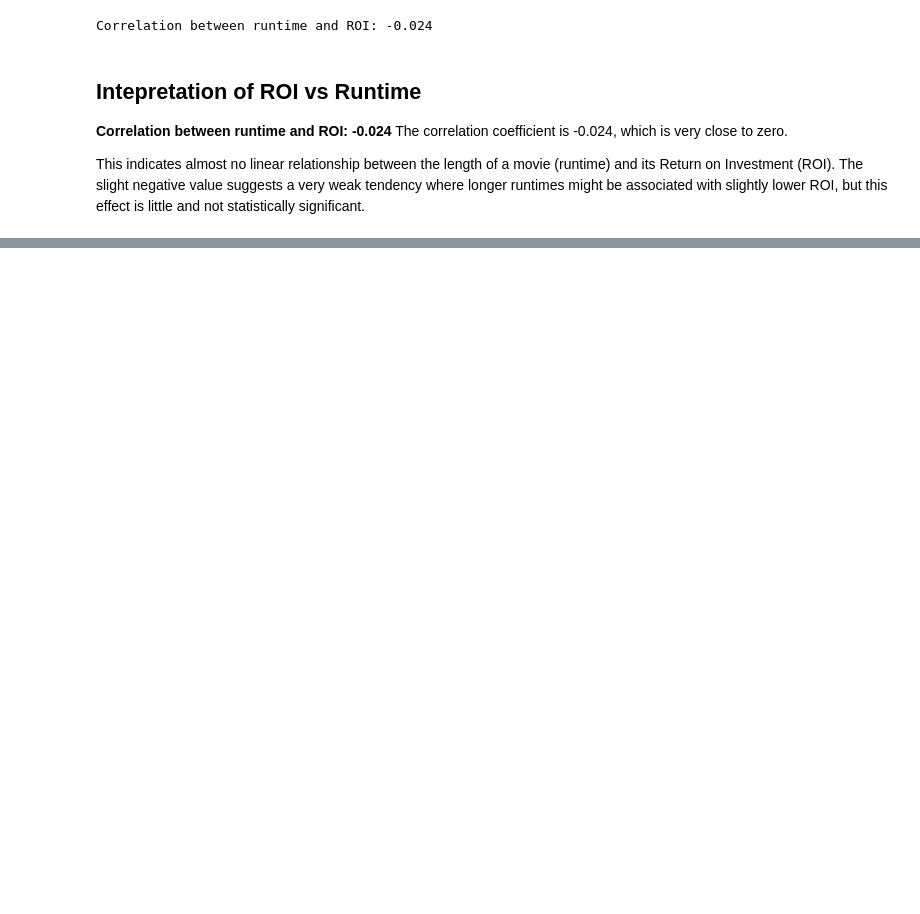
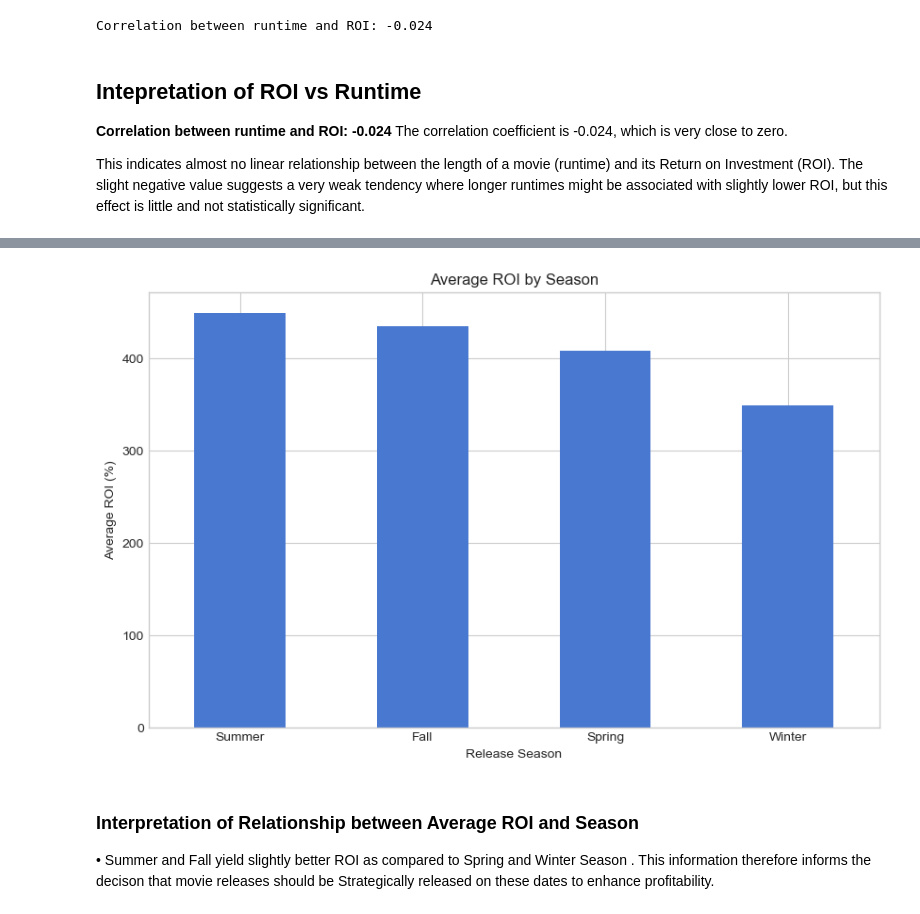
Before and after one commit to Marilyn2961/Box-Office-Performance-Analysis, a Jupyter notebook: Box_Office_Performance_Analysis.ipynb, the cells around one changed output, grey strips where cells are left out. Cells and saved outputs as stored; diff of their text form; code cells hidden in the pictures; blank space fills up the shorter version.

```diff
--- a/Box_Office_Performance_Analysis.ipynb
+++ b/Box_Office_Performance_Analysis.ipynb
@@ -1060,0 +1191,47 @@ The slight negative value suggests a very weak tendency where longer runtimes mi
+# %%
+# Convert original release date to pd.to_datetime
+merged_full_df['original_release_date'] = pd.to_datetime(merged_full_df['original_release_date'], errors='coerce')
+
+# Extract release month
+merged_full_df['release_month'] = merged_full_df['original_release_date'].dt.month
+
+# Map months to seasons
+season_map = {
+    12: 'Winter', 1: 'Winter', 2: 'Winter',
+    3: 'Spring', 4: 'Spring', 5: 'Spring',
+    6: 'Summer', 7: 'Summer', 8: 'Summer',
+    9: 'Fall', 10: 'Fall', 11: 'Fall'
+}
+merged_full_df['release_season'] = merged_full_df['release_month'].map(season_map)
+
+# Merge financial_metrics back to merged_full_df on index (assuming same order) or on 'movie_title' if present
+# add roi and production_budget to merged_full_df from financial_metrics based on index:
+
+merged_full_df = merged_full_df.reset_index(drop=True)
+financial_metrics = financial_metrics.reset_index(drop=True)
+
+merged_full_df['ROI'] = financial_metrics['ROI']
+merged_full_df['production_budget'] = financial_metrics['production_budget']
+
+# Drop rows with missing ROI or release season for accuracy
+season_data = merged_full_df.dropna(subset=['ROI', 'release_season'])
+
+# Group by season and calculate average ROI
+season_roi = season_data.groupby('release_season')['ROI'].mean().sort_values(ascending=False)
+
+# Plot
+plt.figure(figsize=(10, 6))
+season_roi.plot(kind='bar', title='Average ROI by Season')
+plt.ylabel('Average ROI (%)')
+plt.xlabel('Release Season')
+plt.xticks(rotation=0)
+
+#Export the Graph
+plt.savefig( "Images/ROI.Season.png",  dpi=500, bbox_inches="tight", facecolor='white',  transparent=False)
+plt.show()
+# %% [output]
+[figure, added]
+# %% [markdown]
+### Interpretation of  Relationship between Average ROI and Season
+
+•	Summer and Fall yield slightly better ROI as compared to Spring and Winter Season . This information therefore informs the decison that movie releases should be Strategically released on these dates to  enhance profitability.
```
Also changed, not shown: parts of 9 cells of this notebook.
